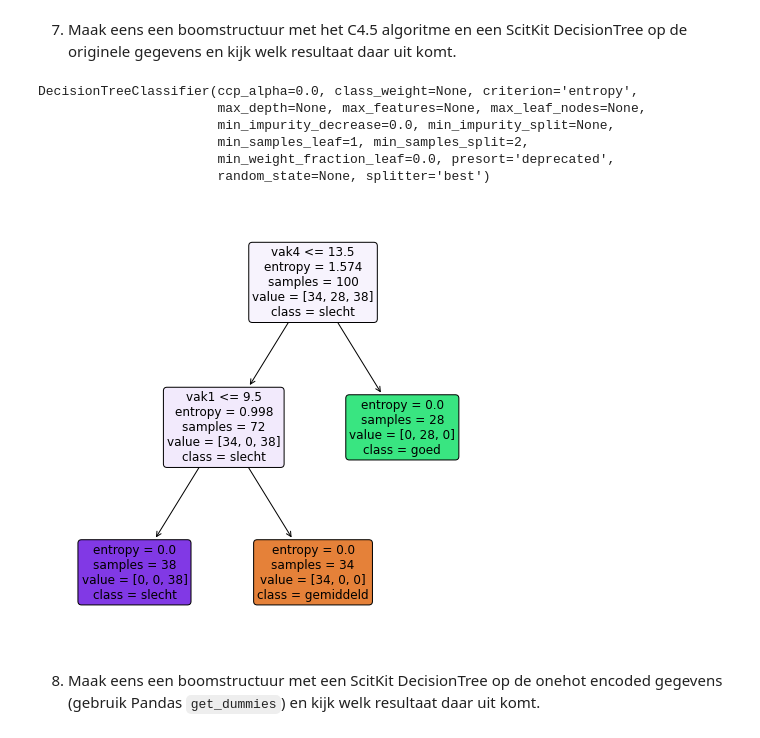
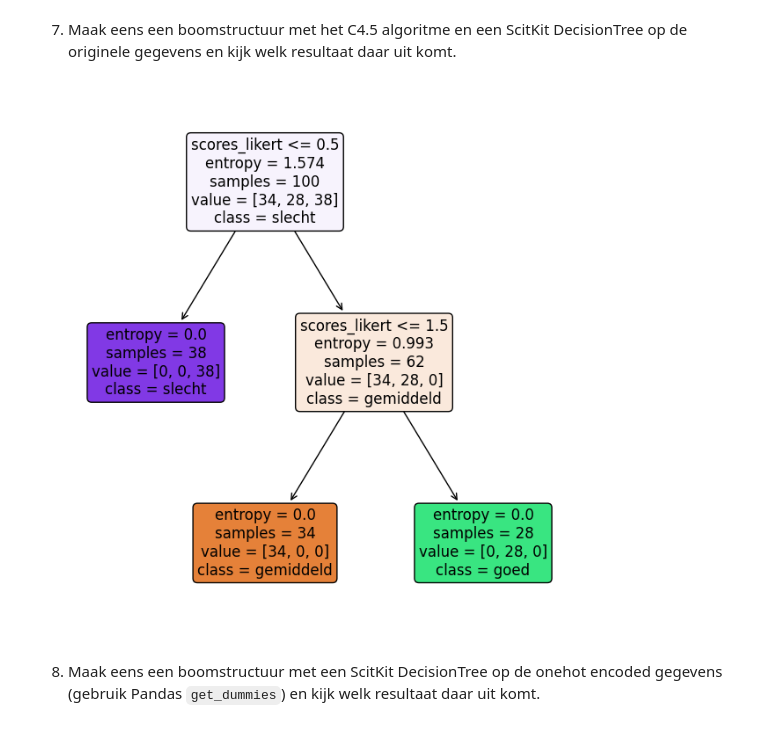
Before and after one commit to EliasDeHondt/DataScience1, a Jupyter notebook: W21P4/3 - Scores - oplossingen.ipynb, the cells around one changed output. Drawn from its saved outputs; the diff is of its cells as text; code cells hidden in the pictures.

```diff
--- a/W21P4/3 - Scores - oplossingen.ipynb
+++ b/W21P4/3 - Scores - oplossingen.ipynb
@@ -22,12 +22,12 @@ We verwachten dat een docent dit onbewust toch zal doen op basis van zijn eigen
 # %% [markdown]
 1. Lees het bestand "studentenScores.csv" in.  Hierin zie je de subjectieve scores, gegeven door de docent.  De score kan zijn: "goed", "gemiddeld", "slecht".  We vragen ons nu af op basis van welke criteria de docent zijn scores heeft gegeven.
 # %%
-grades = pd.read_csv("../datasets/studentenScores.csv")
-grades.score = grades.score.astype(
-    pd.CategoricalDtype(categories=['slecht', 'gemiddeld', 'goed'], ordered=True))
+grades = pd.read_csv("data/studentenScores.csv")
+grades.score = grades.score.astype(pd.CategoricalDtype(categories=['slecht', 'gemiddeld', 'goed'], ordered=True))
 
 grades.info()
 grades.head()
+display(grades)
 # %% [output]
 <class 'pandas.core.frame.DataFrame'>
 RangeIndex: 100 entries, 0 to 99
@@ -185,27 +164,17 @@ array(['slecht'], dtype='<U9')
 # %%
 classifier = DecisionTreeClassifier(criterion='entropy')
 X = grades.drop(columns=['score'])
 y = grades.score
 classifier.fit(X, y)
 
 #print(export_text(classifier, feature_names=X.columns))
 
 import matplotlib.pyplot as plt
 
 fig, ax = plt.subplots(figsize=(8, 8))
-_ = tree.plot_tree(classifier,
-                   ax=ax,
-                   feature_names=X.columns.values,
-                   class_names=['{}'.format(i) for i in np.unique(y)],
-                   filled=True, fontsize=12, rounded=True)
+_ = tree.plot_tree(classifier, ax=ax, feature_names=X.columns.values, class_names=['{}'.format(i) for i in np.unique(y)], filled=True, fontsize=12, rounded=True)
 # %% [output]
-DecisionTreeClassifier(ccp_alpha=0.0, class_weight=None, criterion='entropy',
-                       max_depth=None, max_features=None, max_leaf_nodes=None,
-                       min_impurity_decrease=0.0, min_impurity_split=None,
-                       min_samples_leaf=1, min_samples_split=2,
-                       min_weight_fraction_leaf=0.0, presort='deprecated',
-                       random_state=None, splitter='best')
-[figure, old version]
+[figure, new version]
 # %% [markdown]
 8. Maak eens een boomstructuur met een ScitKit DecisionTree op de onehot encoded gegevens (gebruik Pandas `get_dummies`) en kijk welk resultaat daar uit komt.
 # %%
```
Also changed, not shown: parts of 8 cells of this notebook, 4 other files.
